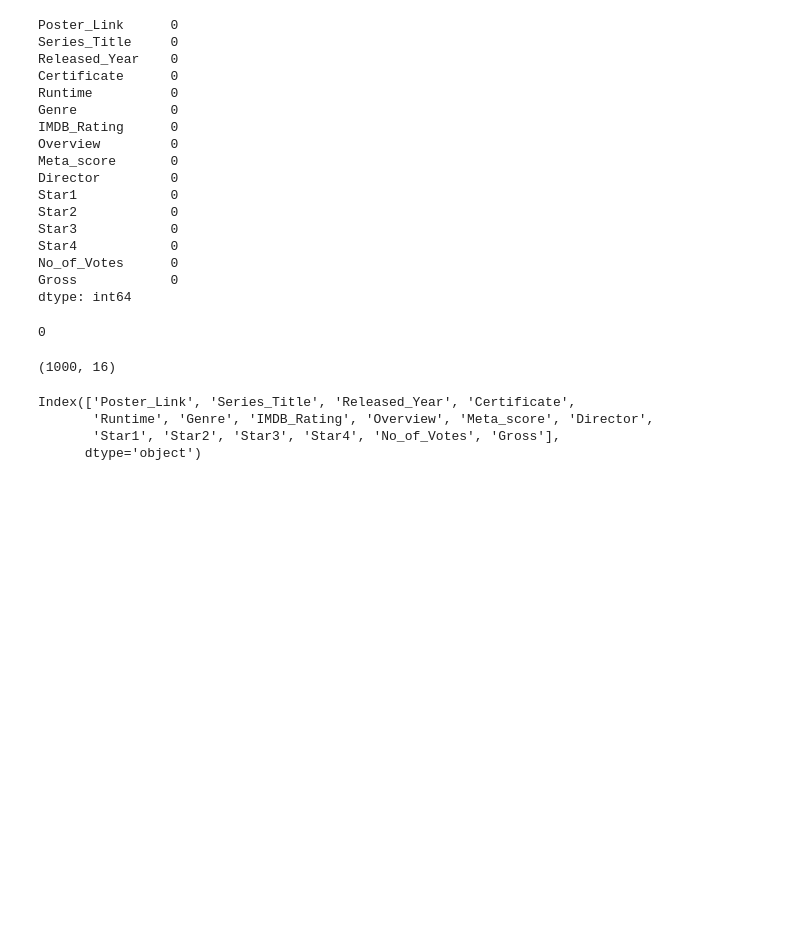
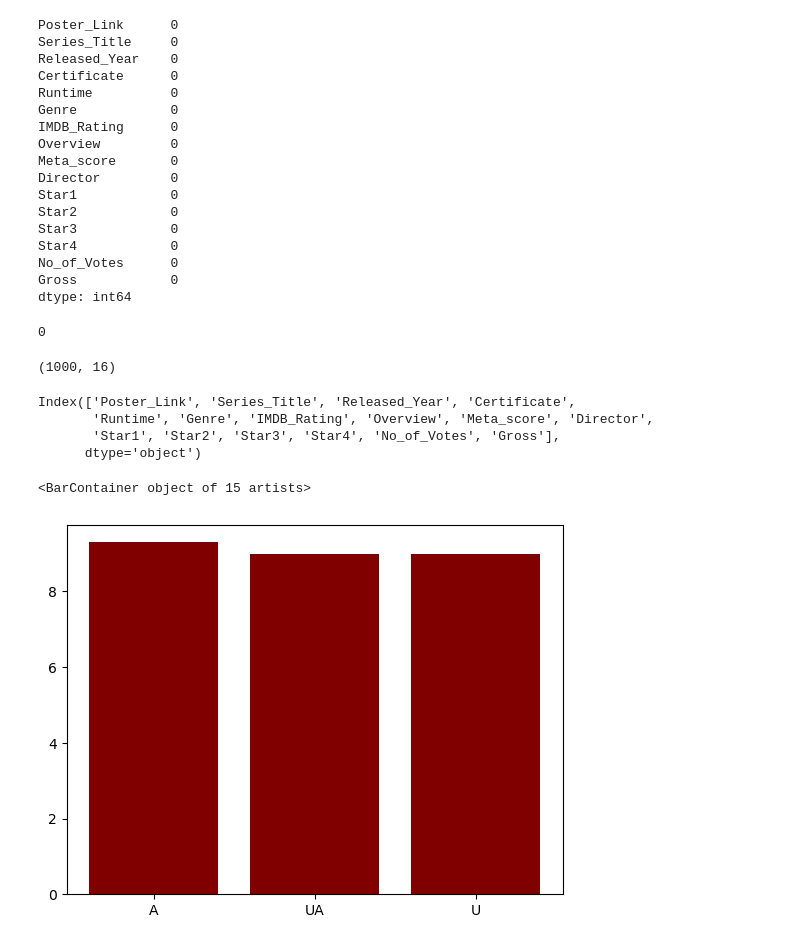
Before and after one commit to Shyam165/Summer-Internship, a Jupyter notebook: Pandas/Pandas.ipynb, the cells around one changed output. Saved outputs shown, nothing was run; the diff lists cells and outputs as text; code cells hidden in the pictures; blank space fills up the shorter version.

```diff
--- a/Pandas/Pandas.ipynb
+++ b/Pandas/Pandas.ipynb
@@ -826,3 +828,8 @@ Index(['Poster_Link', 'Series_Title', 'Released_Year', 'Certificate',
        'Runtime', 'Genre', 'IMDB_Rating', 'Overview', 'Meta_score', 'Director',
        'Star1', 'Star2', 'Star3', 'Star4', 'No_of_Votes', 'Gross'],
       dtype='object')
+# %%
+plt.bar(df1['Certificate'].head(15),df1['IMDB_Rating'].head(15), color='maroon')
+# %% [output]
+<BarContainer object of 15 artists>
+[figure, added]
```
Also changed, not shown: parts of 9 cells of this notebook, 16 other files.
